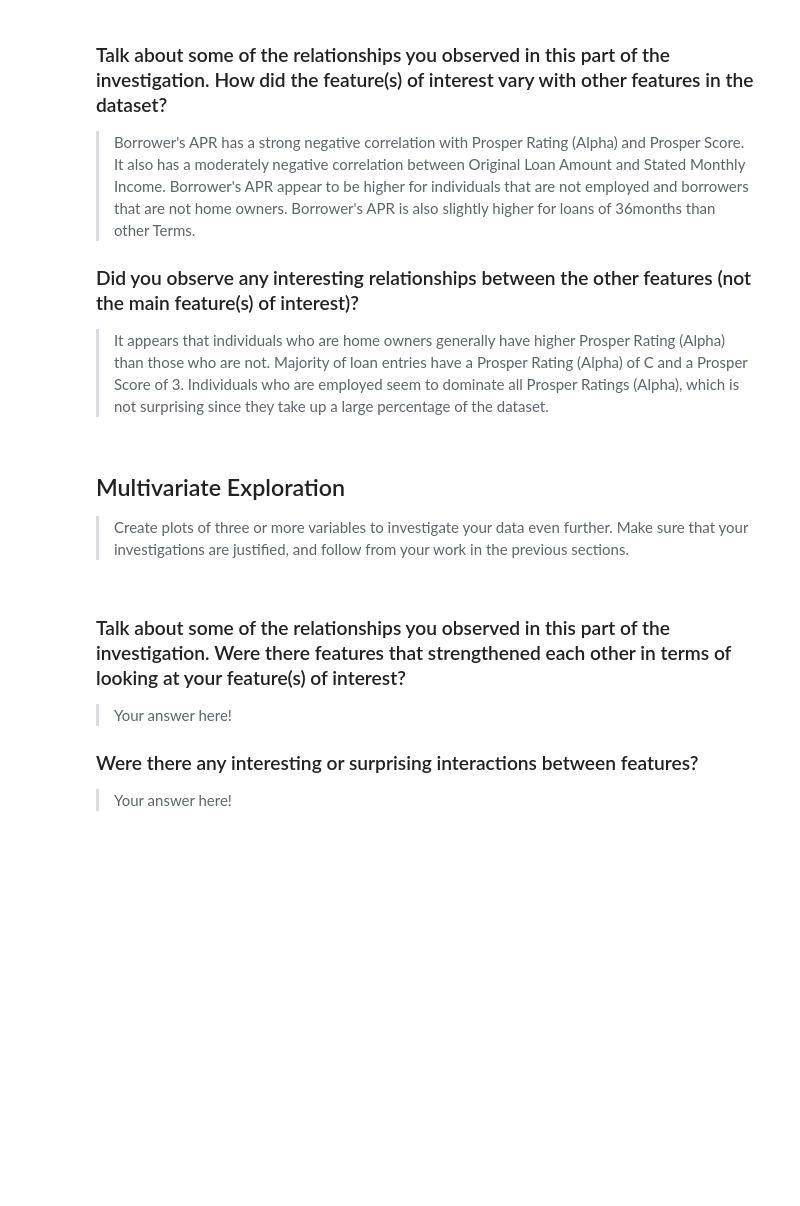
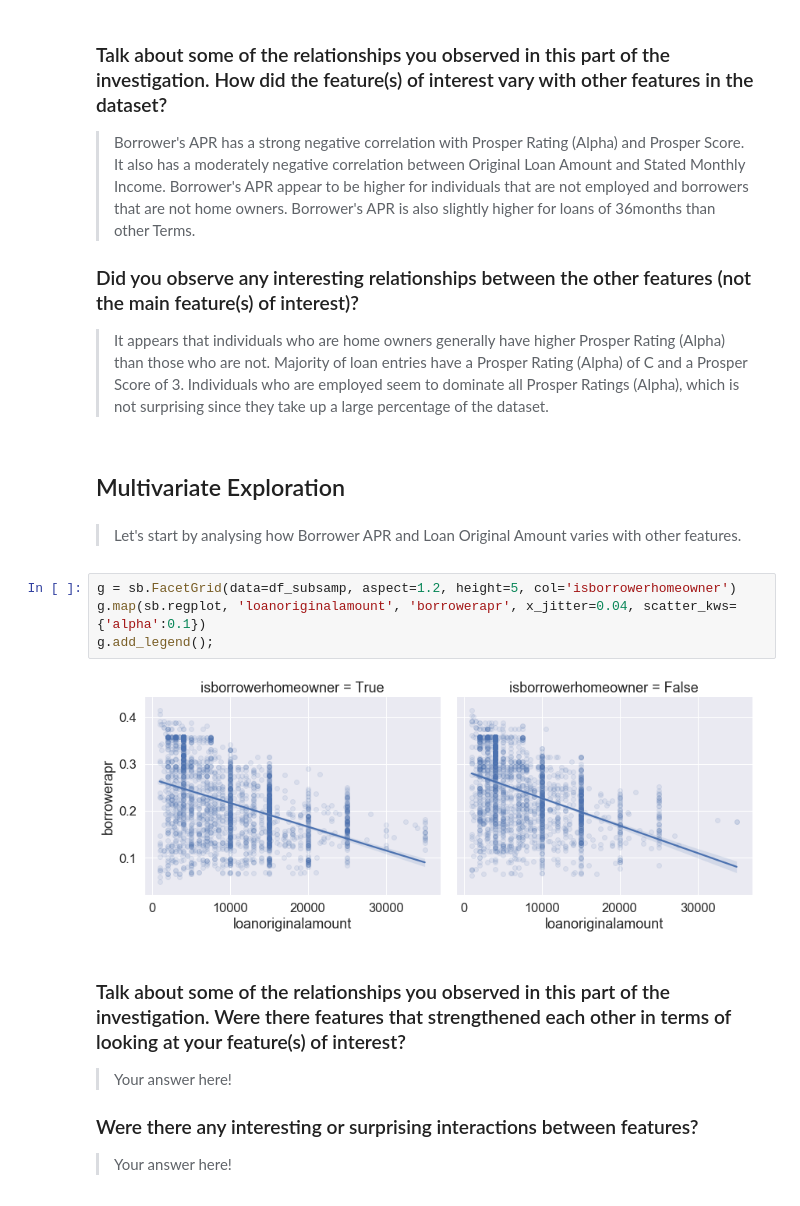
Before and after one commit to chukwume/prosperloandata, a Jupyter notebook: exploration_template.ipynb, the cells around one changed output. Saved outputs shown, nothing was run; the diff lists cells and outputs as text; blank space fills up the shorter version.

Commit message:
feat: Add multivariate exploration of APR, LOA and isBHO

```diff
--- a/exploration_template.ipynb
+++ b/exploration_template.ipynb
@@ -383,12 +383,16 @@ plt.legend(bbox_to_anchor=(1.05, 1), loc=2, borderaxespad=0., title = "Is Borrow
 ### Did you observe any interesting relationships between the other features (not the main feature(s) of interest)?
 
 > It appears that individuals who are home owners generally have higher Prosper Rating (Alpha) than those who are not. Majority of loan entries have a Prosper Rating (Alpha) of C and a Prosper Score of 3. Individuals who are employed seem to dominate all Prosper Ratings (Alpha), which is not surprising since they take up a large percentage of the dataset.
-# %% [markdown]
-## Multivariate Exploration
-
-> Create plots of three or more variables to investigate your data even
-further. Make sure that your investigations are justified, and follow from
-your work in the previous sections.
+# %% [markdown]
+## Multivariate Exploration
+# %% [markdown]
+> Let's start by analysing how Borrower APR and Loan Original Amount varies with other features.
+# %%
+g = sb.FacetGrid(data=df_subsamp, aspect=1.2, height=5, col='isborrowerhomeowner')
+g.map(sb.regplot, 'loanoriginalamount', 'borrowerapr', x_jitter=0.04, scatter_kws={'alpha':0.1})
+g.add_legend();
+# %% [output]
+[figure, added]
 # %% [markdown]
 ### Talk about some of the relationships you observed in this part of the investigation. Were there features that strengthened each other in terms of looking at your feature(s) of interest?
 
```
Also changed, not shown: parts of 1 cell of this notebook.
